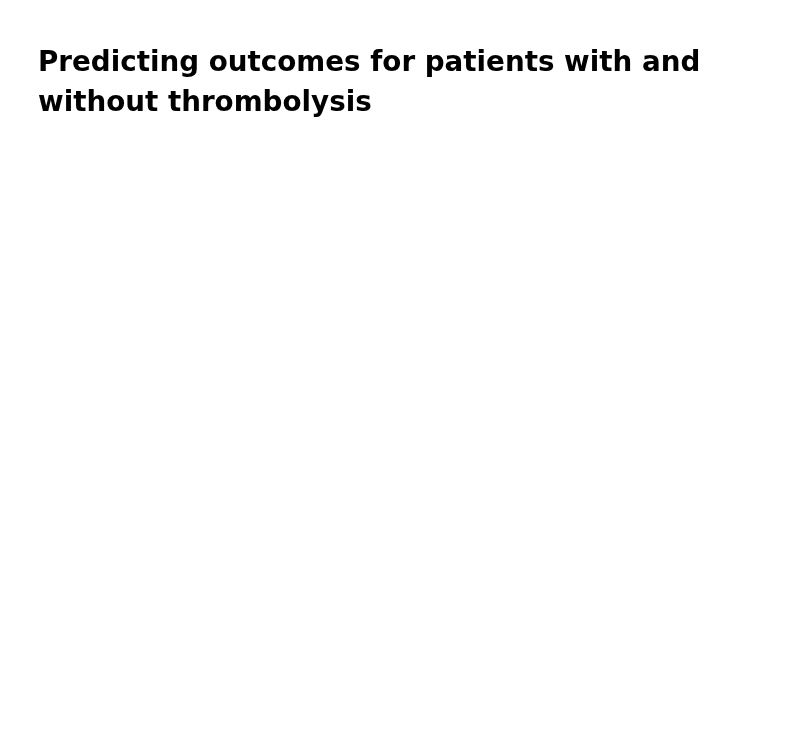
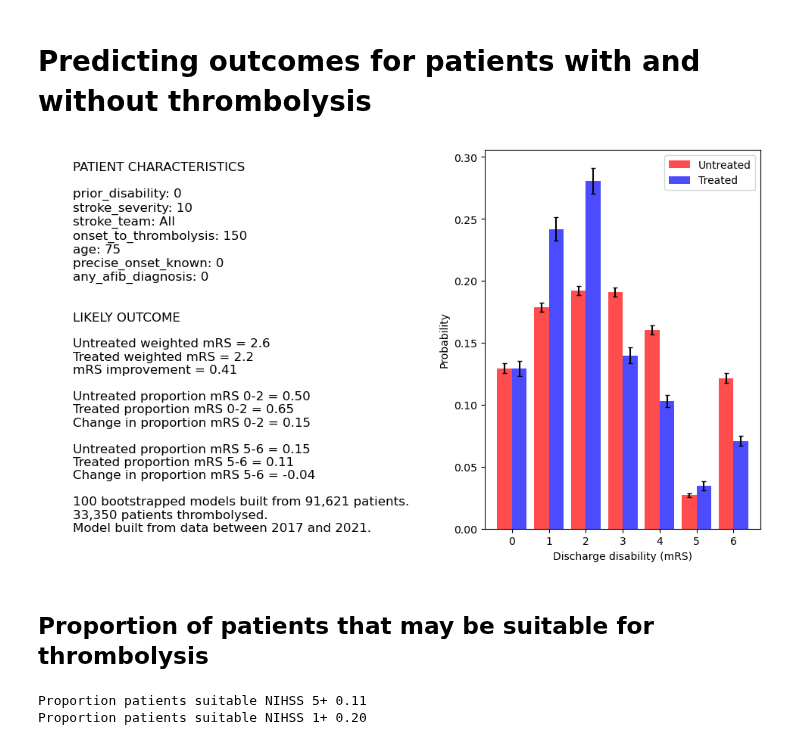
Before and after one commit to samuel-book/samuel_2_production, a Jupyter notebook: X_1_outcome.ipynb, the cells around one changed output. Cells and saved outputs as stored; diff of their text form; code cells hidden in the pictures; blank space fills up the shorter version.

```diff
--- a/X_1_outcome.ipynb
+++ b/X_1_outcome.ipynb
@@ -5,9 +3,13 @@ fit_new_models = False
+# %%
+fit_new_models = False
+combine_stroke_teams = True # Refit model if this is changed
 # %%
 # Import packages and data, and fit models
 import matplotlib.pyplot as plt
 import numpy as np
 import pandas as pd
 import pickle
+import scipy.stats
 from sklearn.preprocessing import OneHotEncoder
 from xgboost import XGBClassifier
 
@@ -33,7 +35,9 @@ number_patients_thrombolysed = np.sum(data['onset_to_thrombolysis'] > 0)
 # Remove patients who received thrombectomy
 mask = data['thrombectomy'] == 0
 data = data[mask]
-
+# Combine stroke teams
+if combine_stroke_teams:
+    data['stroke_team'] = 'All'
 # Reindex
 data = data.reset_index(drop=True)
 stroke_teams = list(data['stroke_team'].unique())
@@ -52,7 +56,7 @@ data = data.drop(columns=['stroke_team'])
 
 if fit_new_models:
     # Fit models
-    replicates = 30
+    replicates = 100
     model_full = []
 
     for i in range(replicates):
@@ -138,7 +142,7 @@ def analyse_patient(patient):
     v = np.mean(treated_weighted_mrs)
     patient_text = patient_text + f'\nTreated weighted mRS = {v:0.1f}'
     v = np.mean(improvement)
-    patient_text = patient_text + f'\nmRS improvement = {v:0.1f}'
+    patient_text = patient_text + f'\nmRS improvement = {v:0.2f}'
 
     v = np.mean(untreated_less_2)
     patient_text = patient_text + f'\n\nUntreated proportion mRS 0-2 = {v:0.2f}'
@@ -171,14 +175,16 @@ def analyse_patient(patient):
         color='red', label=f'Untreated', linewidth=1, linestyle='--', width=0.4, alpha=0.7)
     ax.bar(x+0.2, np.mean(treated_dist, axis=0),
         color='blue', label=f'Treated', linewidth=1, linestyle='--', width=0.4, alpha=0.7)
-    error_untreated = np.std(untreated_dist, axis=0) / np.sqrt(replicates)
-    # Caclulate error as 95% confidence limits
 
-
-    error_treated = np.std(treated_dist, axis=0) / np.sqrt(replicates)
-    ax.errorbar(x-0.2, np.mean(untreated_dist, axis=0), yerr=error_untreated,
+    # Calculate error as 95% confidence limits
+    sem = np.std(untreated_dist, axis=0) / np.sqrt(replicates)
+    confidence = 0.95
+    error =  sem * scipy.stats.t.ppf((1 + confidence) / 2., replicates-1)
+    ax.errorbar(x-0.2, np.mean(untreated_dist, axis=0), yerr=error,
                 fmt='none', ecolor='black', capsize=2)
-    ax.errorbar(x+0.2, np.mean(treated_dist, axis=0), yerr=error_treated,
+    sem = np.std(treated_dist, axis=0) / np.sqrt(replicates)
+    error =  sem * scipy.stats.t.ppf((1 + confidence) / 2., replicates-1)
+    ax.errorbar(x+0.2, np.mean(treated_dist, axis=0), yerr=error,
                     fmt='none', ecolor='black', capsize=2)
 
 
@@ -192,13 +198,41 @@ def analyse_patient(patient):
     return fig
 # %%
 patient = {
-    'prior_disability': 2,
+    'prior_disability': 0,
     'stroke_severity': 10,
-    'stroke_team': "Torbay Hospital",
-    'onset_to_thrombolysis': 180,
+    'stroke_team': "All",
+    'onset_to_thrombolysis': 150,
     'age': 75,
-    'precise_onset_known': 1,
+    'precise_onset_known': 0,
     'any_afib_diagnosis': 0
     }
 
 analyse_patient(patient)
+# %% [output]
+[figure, added]
+# %% [markdown]
+## Proportion of patients that may be suitable for thrombolysis
+# %%
+# Load full data
+full_data = pd.read_csv('./data/data_for_models.csv', low_memory=False)
+
+# Create mask
+mask = ((full_data['infarction'] == 1) &
+        (full_data['onset_to_arrival_time'] < 240) &
+        (full_data['onset_known'] == 1) &
+        (full_data['afib_anticoagulant'] == 0) &
+        (full_data['stroke_severity'] >= 5))
+
+print (f'Proportion patients suitable NIHSS 5+ {np.mean(mask):0.2f}')
+
+# Create mask, but change NIHSS to 1+
+mask = ((full_data['infarction'] == 1) &
+        (full_data['onset_to_arrival_time'] < 240) &
+        (full_data['onset_known'] == 1) &
+        (full_data['afib_anticoagulant'] == 0) &
+        (full_data['stroke_severity'] >= 0))
+
+print (f'Proportion patients suitable NIHSS 1+ {np.mean(mask):0.2f}')
+# %% [output]
+Proportion patients suitable NIHSS 5+ 0.11
+Proportion patients suitable NIHSS 1+ 0.20
```
Also changed, not shown: parts of 1 cell of this notebook.
